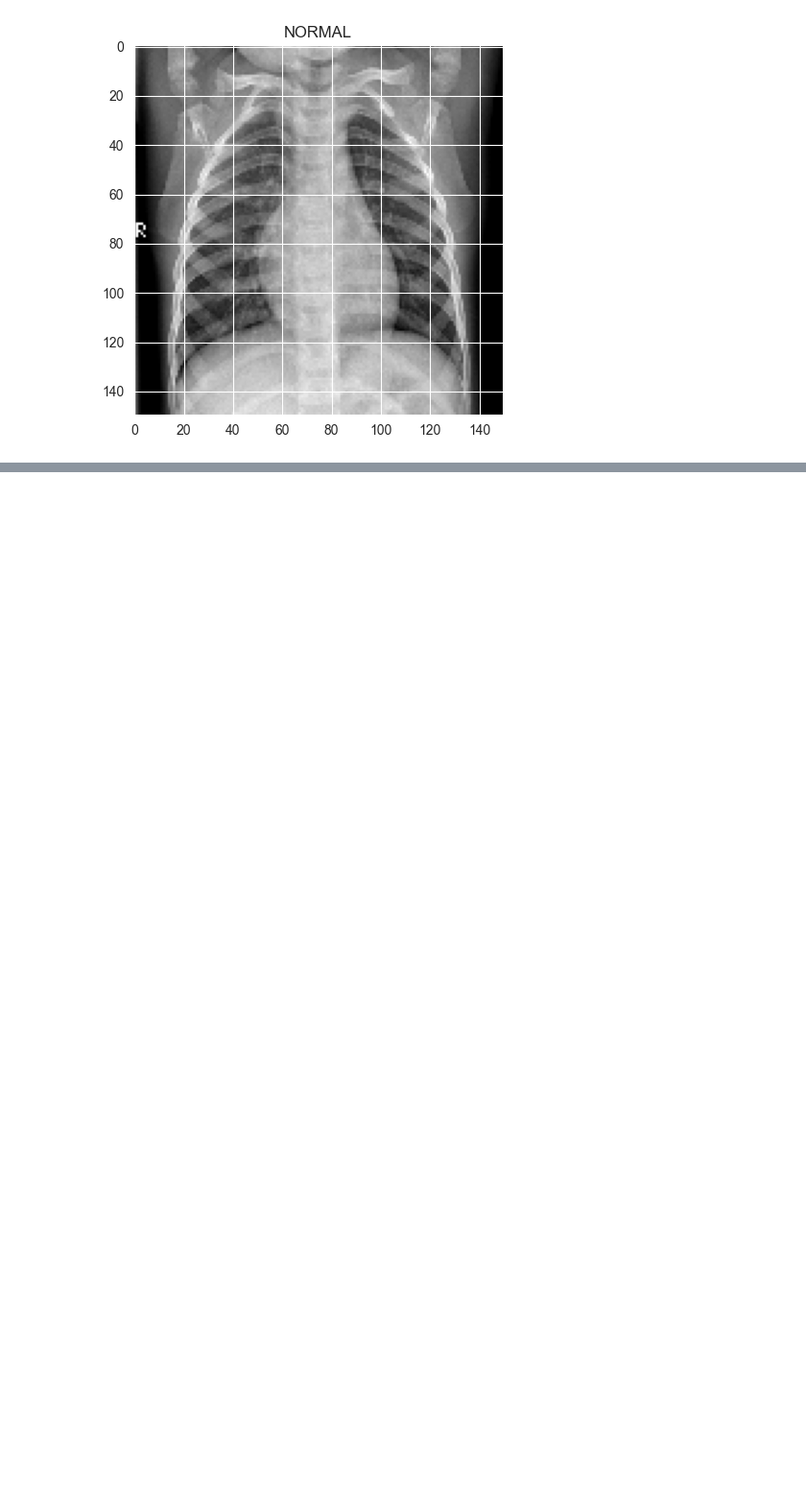
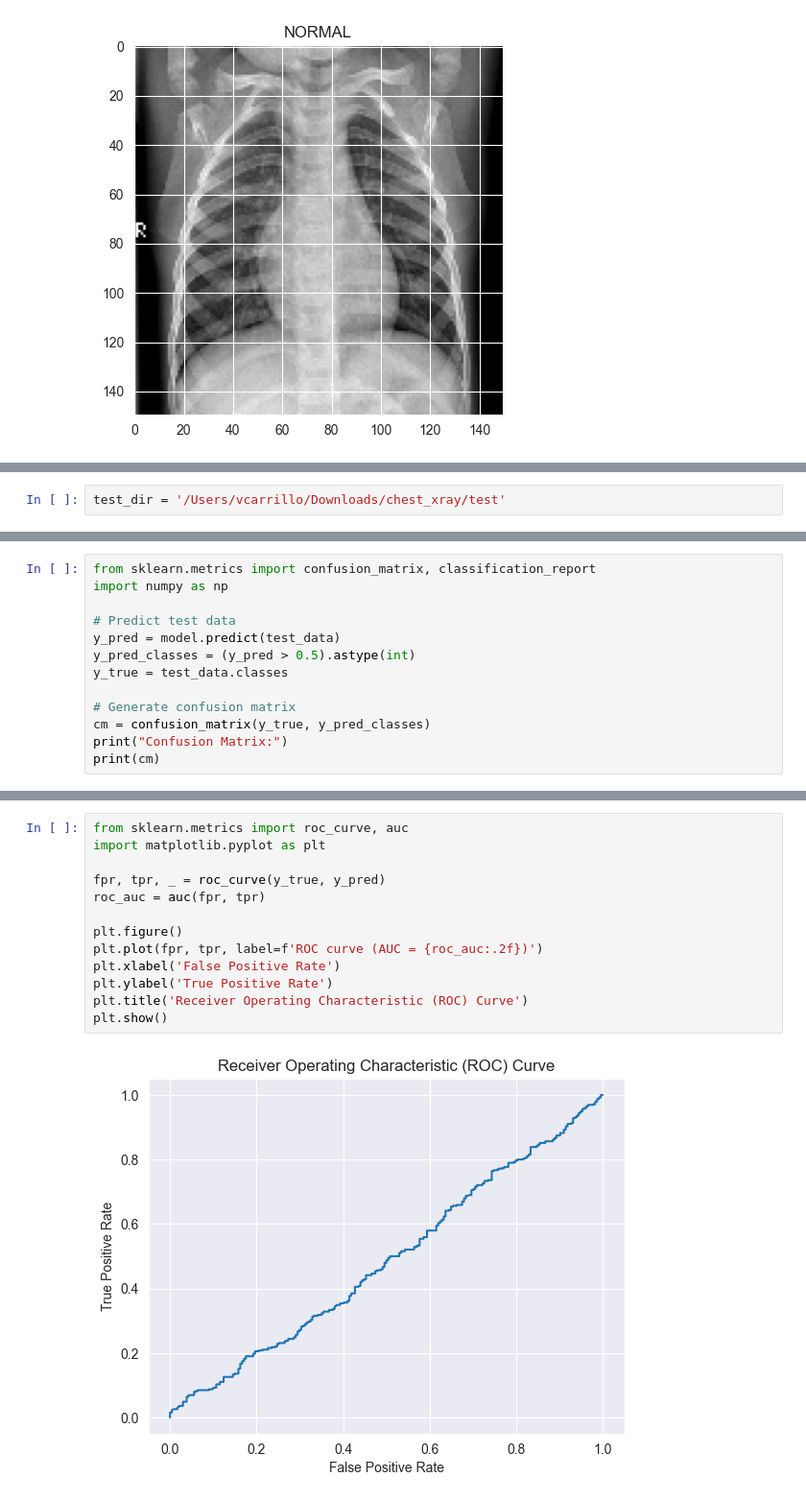
Before and after one commit to Xninety-nine/Capstone-3-Predicting-Pneumonia-in-X-ray-Images, a Jupyter notebook: CAP3_PreProcess_&_Modeling.ipynb, the cells around one changed output, grey strips where cells are left out. Shown at 96% size. Cells and saved outputs as stored; diff of their text form; blank space fills up the shorter version.

```diff
--- a/CAP3_Data_Wrangling_&_EDA.ipynb
+++ b/CAP3_PreProcess_&_Modeling.ipynb
@@ -210,0 +326,2 @@ Text(0.5, 1.0, 'NORMAL')
+# %%
+test_dir = '/Users/vcarrillo/Downloads/chest_xray/test'
@@ -210,0 +462,13 @@ Text(0.5, 1.0, 'NORMAL')
+# %%
+from sklearn.metrics import confusion_matrix, classification_report
+import numpy as np
+
+# Predict test data
+y_pred = model.predict(test_data)
+y_pred_classes = (y_pred > 0.5).astype(int)
+y_true = test_data.classes
+
+# Generate confusion matrix
+cm = confusion_matrix(y_true, y_pred_classes)
+print("Confusion Matrix:")
+print(cm)
@@ -210,0 +506,15 @@ Text(0.5, 1.0, 'NORMAL')
+# %%
+from sklearn.metrics import roc_curve, auc
+import matplotlib.pyplot as plt
+
+fpr, tpr, _ = roc_curve(y_true, y_pred)
+roc_auc = auc(fpr, tpr)
+
+plt.figure()
+plt.plot(fpr, tpr, label=f'ROC curve (AUC = {roc_auc:.2f})')
+plt.xlabel('False Positive Rate')
+plt.ylabel('True Positive Rate')
+plt.title('Receiver Operating Characteristic (ROC) Curve')
+plt.show()
+# %% [output]
+[figure, added]
```
Also changed, not shown: parts of 44 cells of this notebook.
